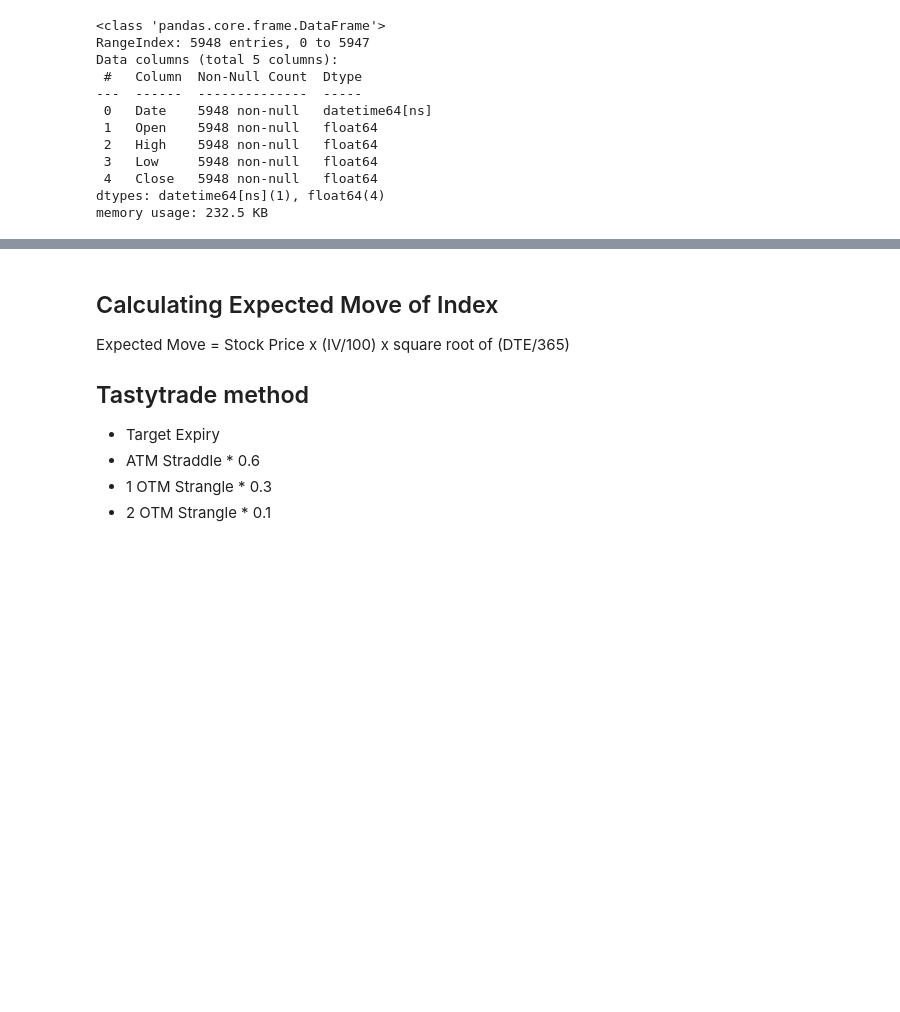
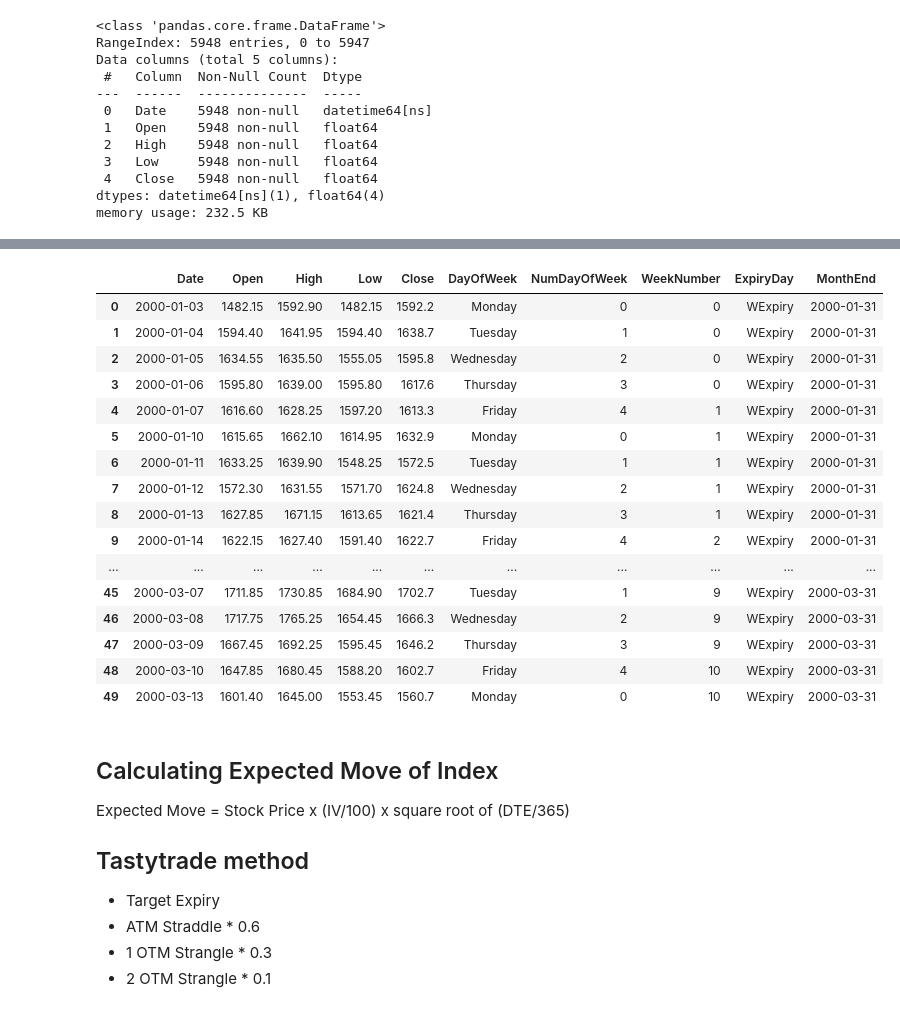
Before and after one commit to shankar58989/NiftyOptionsStrategyExperiment, a Jupyter notebook: notebooks/DataImportNotebook.ipynb, the cells around one changed output, grey strips where cells are left out. Cells and saved outputs as stored; diff of their text form; code cells hidden in the pictures; blank space fills up the shorter version.

```diff
--- a/notebooks/DataImportNotebook.ipynb
+++ b/notebooks/DataImportNotebook.ipynb
@@ -649,0 +634,42 @@ working_df.tail(10)
+# %%
+# Create a new empty column named 'ExpiryDay'
+ExpMvDf["ExpiryDay"] = pd.Series()
+# %%
+# For every unique weeknumber
+for i in ExpMvDf['WeekNumber'].unique():
+    #Loop through rows of the dataframe where the weeknumber is equal to i
+    for index, row in ExpMvDf[ExpMvDf['WeekNumber'] == i].iterrows():
+        #Check if DayOfWeek is Thursday
+        if row['DayOfWeek'] == 'Thursday' and row['Date'] == row['Date'] + pd.offsets.LastWeekOfMonth(n=1, weekday=3):
+            #Set 'ExpiryDay = 'MExpiry'
+             ExpMvDf['ExpiryDay'] = 'MExpiry'
+        elif row['DayOfWeek'] == 'Thursday':
+            #Set 'ExpiryDay = 'WExpiry'
+             ExpMvDf['ExpiryDay'] = 'WExpiry'
+        elif row['DayOfWeek'] == 'Wednesday' and row['Date'] == row['Date'] + pd.offsets.LastWeekOfMonth(n=1, weekday=2):
+            #Set 'ExpiryDay = 'MExpiry'
+             ExpMvDf['ExpiryDay'] = 'MExpiry'
+        elif row['DayOfWeek'] == 'Wednesday':
+            #Set 'ExpiryDay = 'WExpiry'
+             ExpMvDf['ExpiryDay'] = 'WExpiry'
+        elif row['DayOfWeek'] == 'Tuesday' and row['Date'] == row['Date'] + pd.offsets.LastWeekOfMonth(n=1, weekday=1):
+            #Set 'ExpiryDay = 'MExpiry'
+             ExpMvDf['ExpiryDay'] = 'MExpiry'
+        elif row['DayOfWeek'] == 'Tuesday':
+            #Set 'ExpiryDay = 'WExpiry'
+             ExpMvDf['ExpiryDay'] = 'WExpiry'
+        elif row['DayOfWeek'] == 'Monday' and row['Date'] == row['Date'] + pd.offsets.LastWeekOfMonth(n=1, weekday=0):
+            #Set 'ExpiryDay = 'MExpiry'
+             ExpMvDf['ExpiryDay'] = 'MExpiry'
+        elif row['DayOfWeek'] == 'Monday':
+            #Set 'ExpiryDay = 'WExpiry'
+             ExpMvDf['ExpiryDay'] = 'WExpiry'
+        elif row['DayOfWeek'] == 'Friday' and row['Date'] == row['Date'] + pd.offsets.LastWeekOfMonth(n=1, weekday=4):
+            #Set 'ExpiryDay = 'MExpiry'
+             ExpMvDf['ExpiryDay'] = 'MExpiry'
+        elif row['DayOfWeek'] == 'Friday':
+            #Set 'ExpiryDay = 'WExpiry'
+             ExpMvDf['ExpiryDay'] = 'WExpiry'
+        else:
+            #Set 'ExpiryDay = 'NA'
+             ExpMvDf['ExpiryDay'] = 'NA'
@@ -650,3 +681,23 @@ working_df.tail(10)
+# %%
+ExpMvDf.head(50)
+# %% [output]
+|  | Date | Open | High | Low | Close | DayOfWeek | NumDayOfWeek | WeekNumber | ExpiryDay | MonthEnd |
+| 0 | 2000-01-03 | 1482.15 | 1592.90 | 1482.15 | 1592.2 | Monday | 0 | 0 | WExpiry | 2000-01-31 |
+| 1 | 2000-01-04 | 1594.40 | 1641.95 | 1594.40 | 1638.7 | Tuesday | 1 | 0 | WExpiry | 2000-01-31 |
+| 2 | 2000-01-05 | 1634.55 | 1635.50 | 1555.05 | 1595.8 | Wednesday | 2 | 0 | WExpiry | 2000-01-31 |
+| 3 | 2000-01-06 | 1595.80 | 1639.00 | 1595.80 | 1617.6 | Thursday | 3 | 0 | WExpiry | 2000-01-31 |
+| 4 | 2000-01-07 | 1616.60 | 1628.25 | 1597.20 | 1613.3 | Friday | 4 | 1 | WExpiry | 2000-01-31 |
+| 5 | 2000-01-10 | 1615.65 | 1662.10 | 1614.95 | 1632.9 | Monday | 0 | 1 | WExpiry | 2000-01-31 |
+| 6 | 2000-01-11 | 1633.25 | 1639.90 | 1548.25 | 1572.5 | Tuesday | 1 | 1 | WExpiry | 2000-01-31 |
+| 7 | 2000-01-12 | 1572.30 | 1631.55 | 1571.70 | 1624.8 | Wednesday | 2 | 1 | WExpiry | 2000-01-31 |
+| 8 | 2000-01-13 | 1627.85 | 1671.15 | 1613.65 | 1621.4 | Thursday | 3 | 1 | WExpiry | 2000-01-31 |
+| 9 | 2000-01-14 | 1622.15 | 1627.40 | 1591.40 | 1622.7 | Friday | 4 | 2 | WExpiry | 2000-01-31 |
+| ... | ... | ... | ... | ... | ... | ... | ... | ... | ... | ... |
+| 45 | 2000-03-07 | 1711.85 | 1730.85 | 1684.90 | 1702.7 | Tuesday | 1 | 9 | WExpiry | 2000-03-31 |
+| 46 | 2000-03-08 | 1717.75 | 1765.25 | 1654.45 | 1666.3 | Wednesday | 2 | 9 | WExpiry | 2000-03-31 |
+| 47 | 2000-03-09 | 1667.45 | 1692.25 | 1595.45 | 1646.2 | Thursday | 3 | 9 | WExpiry | 2000-03-31 |
+| 48 | 2000-03-10 | 1647.85 | 1680.45 | 1588.20 | 1602.7 | Friday | 4 | 10 | WExpiry | 2000-03-31 |
+| 49 | 2000-03-13 | 1601.40 | 1645.00 | 1553.45 | 1560.7 | Monday | 0 | 10 | WExpiry | 2000-03-31 |
 # %% [markdown]
 ## Calculating Expected Move of Index
 Expected Move = Stock Price x (IV/100) x square root of (DTE/365)
```
Also changed, not shown: parts of 25 cells of this notebook.
